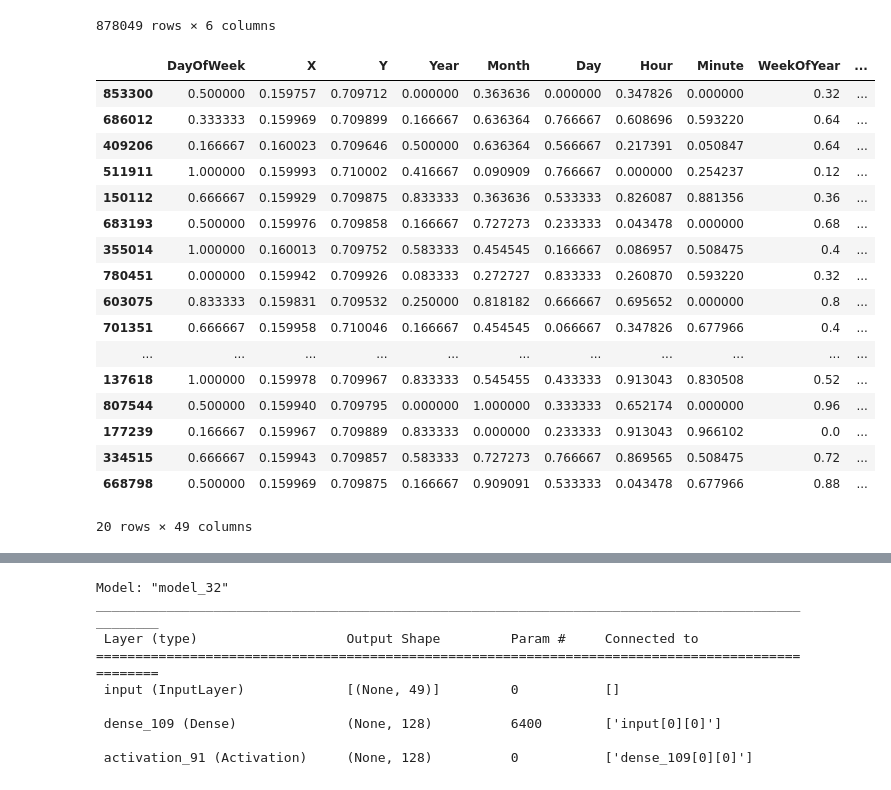
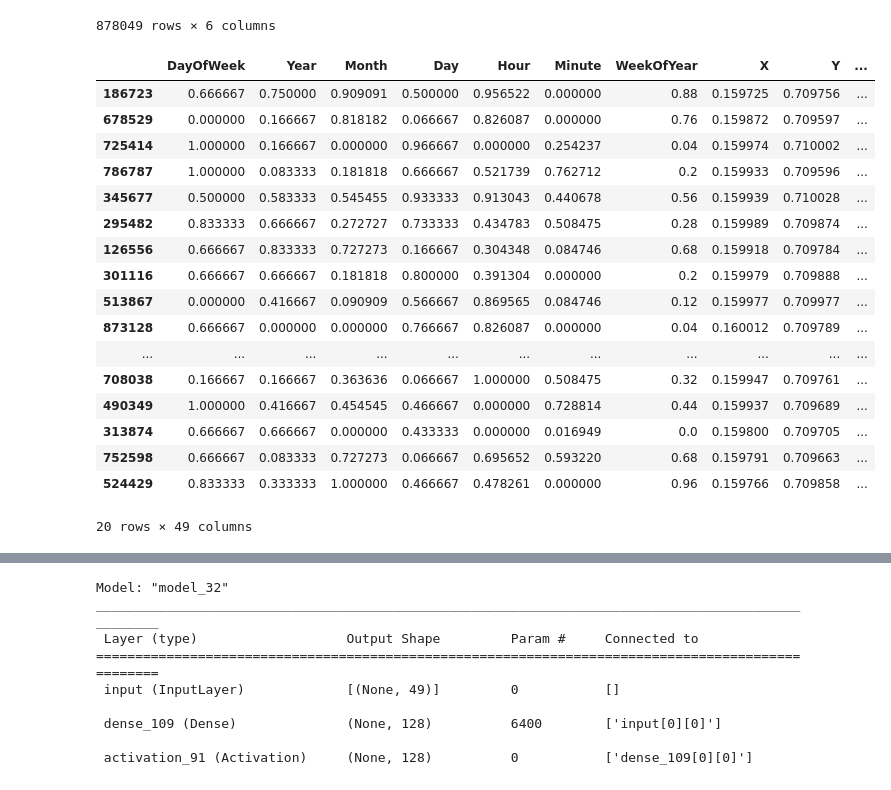
Before and after one commit to jondef/MLDM, a Jupyter notebook: labs/L11_Crime_Prediction.ipynb, the cells around one changed output, grey strips where cells are left out. Cells and saved outputs as stored; diff of their text form; code cells hidden in the pictures.

Commit message:
better data preproc

```diff
--- a/labs/L11_Crime_Prediction.ipynb
+++ b/labs/L11_Crime_Prediction.ipynb
@@ -158,70 +159,68 @@ def normalize_data(df):
 
     # map the coordinates to a number by using min max normalization
     df["X"] = min_max_normalize(train["X"], -180, 180)
     df["Y"] = min_max_normalize(train["Y"], -90, 90)
 
     return df
 
 def convert_df_to_numpy(df):
     """
     Converts the pandas dataframe to a numpy array
     """
     return np.asarray(df).astype(np.float32)
 
-def split_data(x, y, test_size=0.2):
+def split_data(x, y, test_size=0.2, np=False):
     """
     Splits the data into a training and validation set
     """
-    from sklearn.model_selection import train_test_split
     # split the data into a training and validation set
     x_train, x_val, y_train, y_val = train_test_split(x, y, test_size=test_size, random_state=42)
     # convert the dataframes to numpy arrays
-    x_train = convert_df_to_numpy(x_train)
-    x_val = convert_df_to_numpy(x_val)
-    y_train = convert_df_to_numpy(y_train)
-    y_val = convert_df_to_numpy(y_val)
+    if np:
+        x_train = convert_df_to_numpy(x_train)
+        x_val = convert_df_to_numpy(x_val)
+        y_train = convert_df_to_numpy(y_train)
+        y_val = convert_df_to_numpy(y_val)
     return x_train, x_val, y_train, y_val
 
-x_train = preprocess_data(x_train)
+x_train: pd.DataFrame= preprocess_data(x_train)
+x_train: pd.DataFrame = normalize_data(x_train)
+
+# take only x % of the training data with random sampling
+x_train = x_train.sample(int(len(x_train) * percent_training_data))
+y_train = y_train.loc[x_train.index]
+
 
 # split the data into time and location data
 # easier to get time of data and drop columns
-x_train_time = x_train[['DayOfWeek', 'Year', 'Month', 'Day', 'Hour', 'Minute', 'WeekOfYear']]
+x_train_time: pd.DataFrame = x_train[['DayOfWeek', 'Year', 'Month', 'Day', 'Hour', 'Minute', 'WeekOfYear']]
 # x_train_location is the rest of the data
-x_train_location = x_train.drop(columns=['DayOfWeek', 'Year', 'Month', 'Day', 'Hour', 'Minute', 'WeekOfYear'], axis=1)
+x_train_location: pd.DataFrame = x_train.drop(columns=['DayOfWeek', 'Year', 'Month', 'Day', 'Hour', 'Minute', 'WeekOfYear'], axis=1)
 
+# put the time and location data back together
+x_train_: pd.DataFrame = pd.concat([x_train_time, x_train_location], axis=1)
 
+x_train, x_val, y_train, y_val = split_data(x_train_, y_train, np=True)
 
-
-x_train_time_norm = normalize_data(x_train_time)
-x_train_location_norm = normalize_data(x_train_location)
-
-
-
-
-x_train, x_val, y_train, y_val = split_data(x_train_, y_train)
-
-# take only x % of the training data with random sampling
-x_train = np.array(random.sample(list(x_train), int(len(x_train) * percent_training_data)))
 x_train_.sample(20)
 # %% [output]
-|  | DayOfWeek | X | Y | Year | Month | Day | Hour | Minute | WeekOfYear | ... |
-| 853300 | 0.500000 | 0.159757 | 0.709712 | 0.000000 | 0.363636 | 0.000000 | 0.347826 | 0.000000 | 0.32 | ... |
-| 686012 | 0.333333 | 0.159969 | 0.709899 | 0.166667 | 0.636364 | 0.766667 | 0.608696 | 0.593220 | 0.64 | ... |
-| 409206 | 0.166667 | 0.160023 | 0.709646 | 0.500000 | 0.636364 | 0.566667 | 0.217391 | 0.050847 | 0.64 | ... |
-| 511911 | 1.000000 | 0.159993 | 0.710002 | 0.416667 | 0.090909 | 0.766667 | 0.000000 | 0.254237 | 0.12 | ... |
-| 150112 | 0.666667 | 0.159929 | 0.709875 | 0.833333 | 0.363636 | 0.533333 | 0.826087 | 0.881356 | 0.36 | ... |
-| 683193 | 0.500000 | 0.159976 | 0.709858 | 0.166667 | 0.727273 | 0.233333 | 0.043478 | 0.000000 | 0.68 | ... |
-| 355014 | 1.000000 | 0.160013 | 0.709752 | 0.583333 | 0.454545 | 0.166667 | 0.086957 | 0.508475 | 0.4 | ... |
-| 780451 | 0.000000 | 0.159942 | 0.709926 | 0.083333 | 0.272727 | 0.833333 | 0.260870 | 0.593220 | 0.32 | ... |
-| 603075 | 0.833333 | 0.159831 | 0.709532 | 0.250000 | 0.818182 | 0.666667 | 0.695652 | 0.000000 | 0.8 | ... |
-| 701351 | 0.666667 | 0.159958 | 0.710046 | 0.166667 | 0.454545 | 0.066667 | 0.347826 | 0.677966 | 0.4 | ... |
+|  | DayOfWeek | Year | Month | Day | Hour | Minute | WeekOfYear | X | Y | ... |
+| 186723 | 0.666667 | 0.750000 | 0.909091 | 0.500000 | 0.956522 | 0.000000 | 0.88 | 0.159725 | 0.709756 | ... |
+| 678529 | 0.000000 | 0.166667 | 0.818182 | 0.066667 | 0.826087 | 0.000000 | 0.76 | 0.159872 | 0.709597 | ... |
+| 725414 | 1.000000 | 0.166667 | 0.000000 | 0.966667 | 0.000000 | 0.254237 | 0.04 | 0.159974 | 0.710002 | ... |
+| 786787 | 1.000000 | 0.083333 | 0.181818 | 0.666667 | 0.521739 | 0.762712 | 0.2 | 0.159933 | 0.709596 | ... |
+| 345677 | 0.500000 | 0.583333 | 0.545455 | 0.933333 | 0.913043 | 0.440678 | 0.56 | 0.159939 | 0.710028 | ... |
+| 295482 | 0.833333 | 0.666667 | 0.272727 | 0.733333 | 0.434783 | 0.508475 | 0.28 | 0.159989 | 0.709874 | ... |
+| 126556 | 0.666667 | 0.833333 | 0.727273 | 0.166667 | 0.304348 | 0.084746 | 0.68 | 0.159918 | 0.709784 | ... |
+| 301116 | 0.666667 | 0.666667 | 0.181818 | 0.800000 | 0.391304 | 0.000000 | 0.2 | 0.159979 | 0.709888 | ... |
+| 513867 | 0.000000 | 0.416667 | 0.090909 | 0.566667 | 0.869565 | 0.084746 | 0.12 | 0.159977 | 0.709977 | ... |
+| 873128 | 0.666667 | 0.000000 | 0.000000 | 0.766667 | 0.826087 | 0.000000 | 0.04 | 0.160012 | 0.709789 | ... |
 | ... | ... | ... | ... | ... | ... | ... | ... | ... | ... | ... |
-| 137618 | 1.000000 | 0.159978 | 0.709967 | 0.833333 | 0.545455 | 0.433333 | 0.913043 | 0.830508 | 0.52 | ... |
-| 807544 | 0.500000 | 0.159940 | 0.709795 | 0.000000 | 1.000000 | 0.333333 | 0.652174 | 0.000000 | 0.96 | ... |
-| 177239 | 0.166667 | 0.159967 | 0.709889 | 0.833333 | 0.000000 | 0.233333 | 0.913043 | 0.966102 | 0.0 | ... |
-| 334515 | 0.666667 | 0.159943 | 0.709857 | 0.583333 | 0.727273 | 0.766667 | 0.869565 | 0.508475 | 0.72 | ... |
-| 668798 | 0.500000 | 0.159969 | 0.709875 | 0.166667 | 0.909091 | 0.533333 | 0.043478 | 0.677966 | 0.88 | ... |
+| 708038 | 0.166667 | 0.166667 | 0.363636 | 0.066667 | 1.000000 | 0.508475 | 0.32 | 0.159947 | 0.709761 | ... |
+| 490349 | 1.000000 | 0.416667 | 0.454545 | 0.466667 | 0.000000 | 0.728814 | 0.44 | 0.159937 | 0.709689 | ... |
+| 313874 | 0.666667 | 0.666667 | 0.000000 | 0.433333 | 0.000000 | 0.016949 | 0.0 | 0.159800 | 0.709705 | ... |
+| 752598 | 0.666667 | 0.083333 | 0.727273 | 0.066667 | 0.695652 | 0.593220 | 0.68 | 0.159791 | 0.709663 | ... |
+| 524429 | 0.833333 | 0.333333 | 1.000000 | 0.466667 | 0.478261 | 0.000000 | 0.96 | 0.159766 | 0.709858 | ... |
 20 rows × 49 columns
 # %%
 def plot_learning_curves(history):
```
Also changed, not shown: parts of 4 cells of this notebook.
